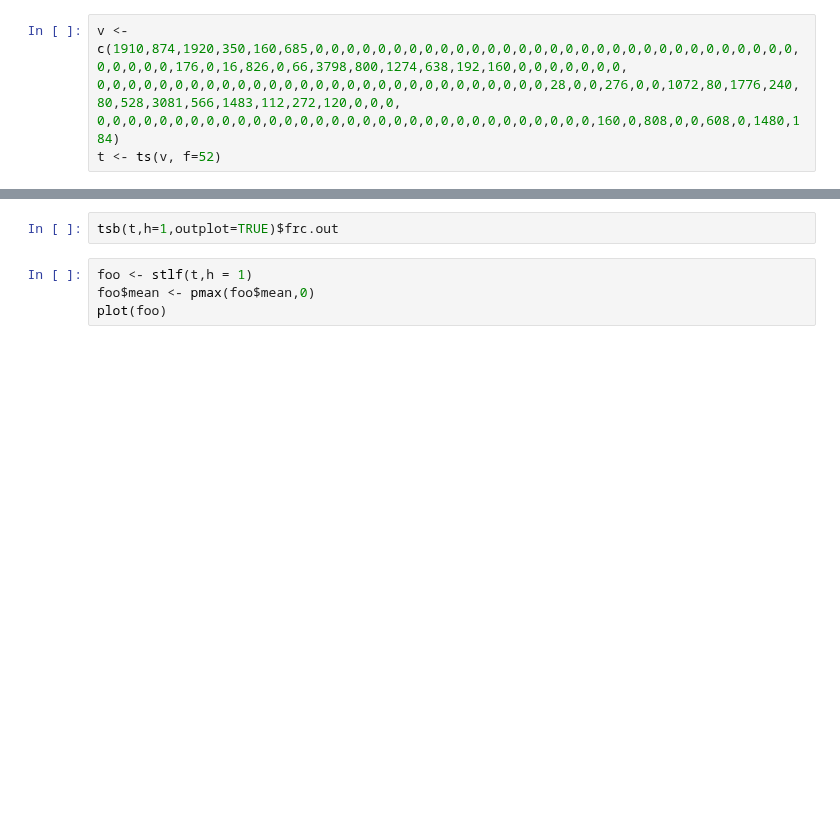
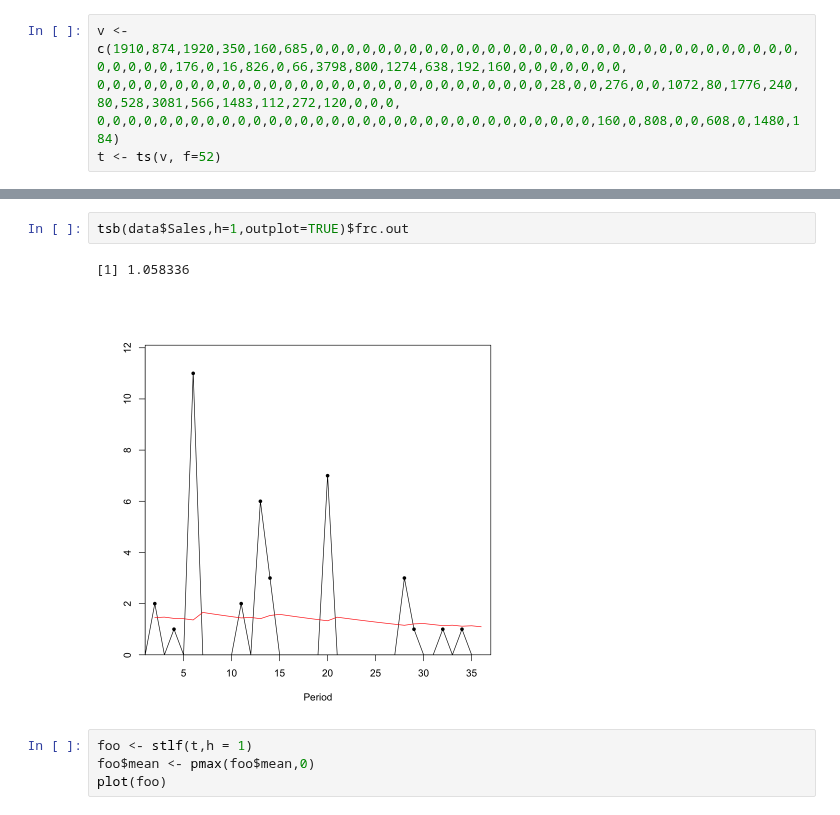
Before and after one commit to seckindinc/R, a Jupyter notebook: Forecasting-Principles_Practise/Zero-Inflated_Count_Time_Series.ipynb, the cells around one changed output, grey strips where cells are left out. Saved outputs shown, nothing was run; the diff lists cells and outputs as text; blank space fills up the shorter version.

```diff
--- a/Forecasting-Principles_Practise/Zero-Inflated_Count_Time_Series.ipynb
+++ b/Forecasting-Principles_Practise/Zero-Inflated_Count_Time_Series.ipynb
@@ -15,5 +29,8 @@ crost(t,h=1,outplot=TRUE)$frc.out
 # %%
-tsb(t,h=1,outplot=TRUE)$frc.out
+tsb(data$Sales,h=1,outplot=TRUE)$frc.out
+# %% [output]
+[1] 1.058336
+[figure, added]
 # %%
 foo <- stlf(t,h = 1)
 foo$mean <- pmax(foo$mean,0)
```
Also changed, not shown: parts of 4 cells of this notebook.
